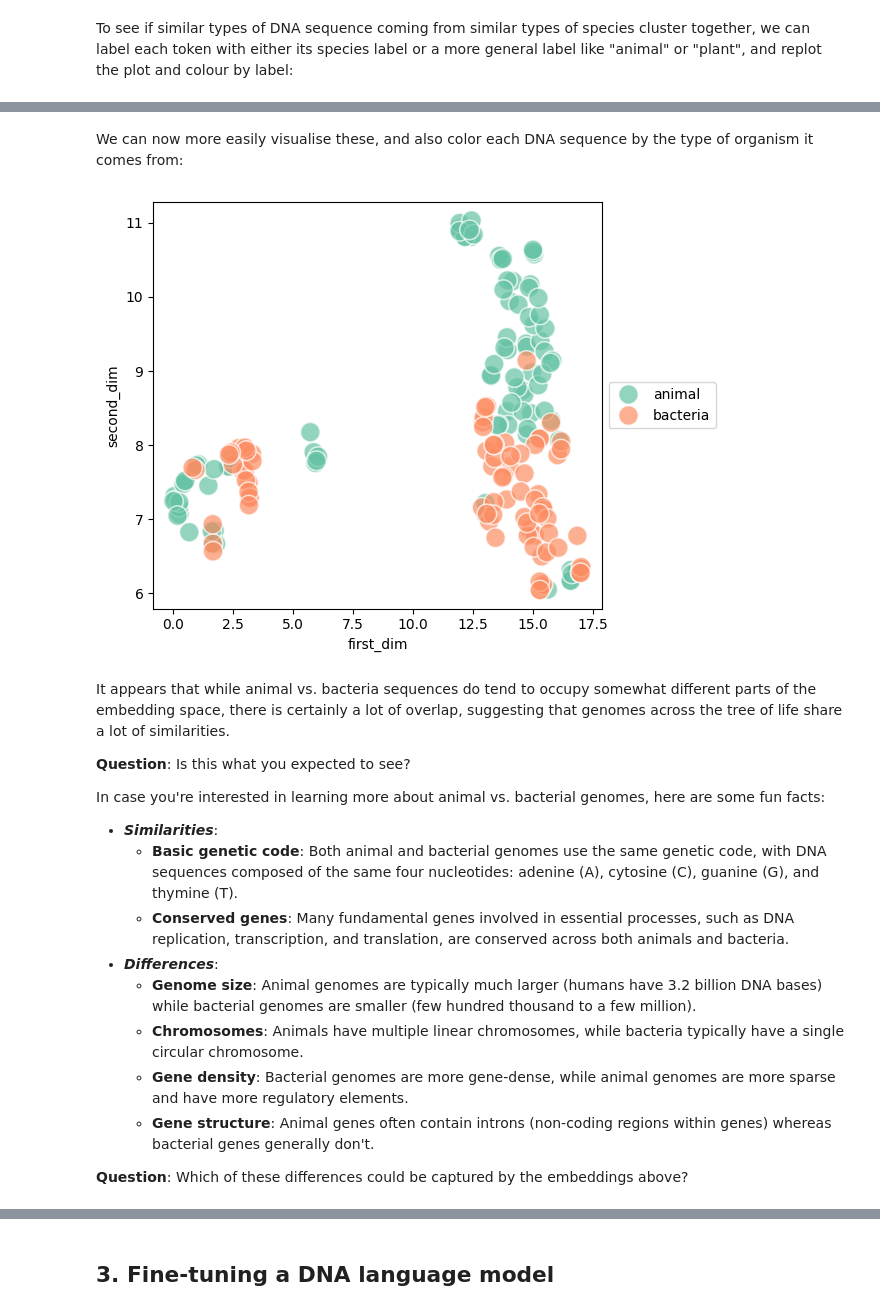
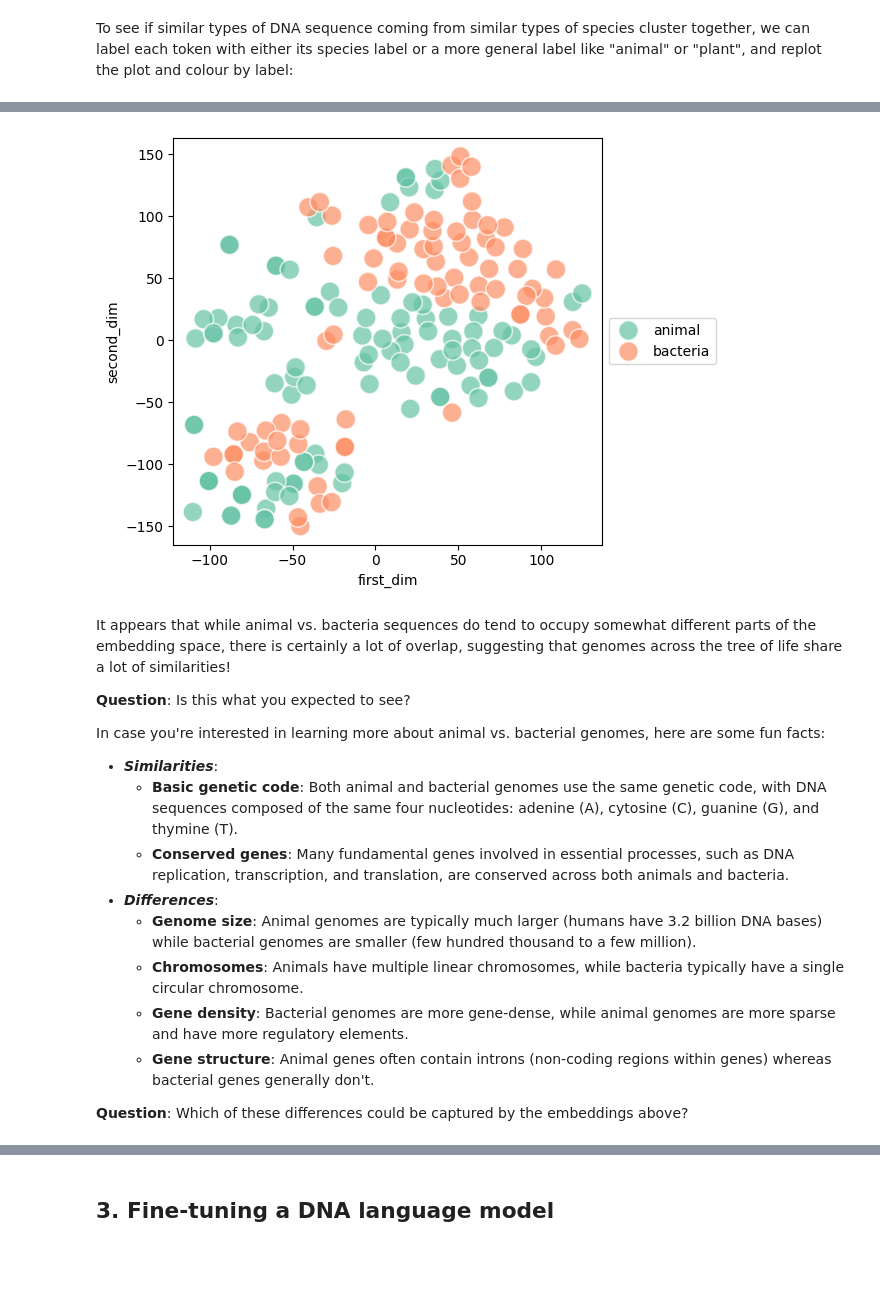
Before and after one commit to deep-learning-indaba/indaba-pracs-2024, a Jupyter notebook: practicals/AI_for_Biology/AI_for_Biology.ipynb, the cells around one changed output, grey strips where cells are left out. Saved outputs shown, nothing was run; the diff lists cells and outputs as text; code cells hidden in the pictures; blank space fills up the shorter version.

```diff
--- a/practicals/AI_for_Biology/AI_for_Biology.ipynb
+++ b/practicals/AI_for_Biology/AI_for_Biology.ipynb
@@ -363,18 +360,19 @@ print(len(organisms))
 We can use the `Entrez` Python library to do a database search for a random DNA string for a given organism:
 # %%
 organism = 'Homo sapiens'
+gene = 'BRCA1'  # Example gene name.
 
 Entrez.email = "your.email@example.com"  # Required. Can be a placeholder.
 
 # Search for DNA records for the organism.
-handle = Entrez.esearch(
-      db='nucleotide', term=f'{organism}[Organism]', retmax=10)
+query = f'({gene}[Gene Name]) AND {organism}[Organism] AND "RefSeq"[filter]'
+handle = Entrez.esearch(db='nucleotide', term=query, retmax=10)
 record = Entrez.read(handle)
 handle.close()
 
 # Grab a random record.
 np.random.seed(42)
-random_record_id = random.choice(record['IdList'])
+random_record_id = np.random.choice(record['IdList'])
 
 # Read the DNA.
 handle = Entrez.efetch(
@@ -403,7 +401,8 @@ max_length = tokenizer.model_max_length
 
 token_ids = tokenizer.batch_encode_plus(
   [dna_sequence], return_tensors='pt',
-  padding='max_length', max_length=max_length)['input_ids']
+  padding='max_length', max_length=max_length,
+  truncation=True)['input_ids']
 
 token_ids
 # %% [output]
@@ -547,18 +546,22 @@ MIN_LENGTH = 100
 MAX_LENGTH = 1000
 random.seed(42)
 
+first_organisms = organisms[0:3]
+
 print(f'Fetching {NUM_SEQUENCES} random DNA sequences of min length '
-      f'{MIN_LENGTH} and max length {MAX_LENGTH} for {len(organisms)} '
+      f'{MIN_LENGTH} and max length {MAX_LENGTH} for {len(first_organisms)} '
       'organisms...\n')
 
-dna_sequences = []
+dna_sequences_small = []
 organism_labels = []
 
-for organism in tqdm.tqdm(organisms[0:3], desc='Organisms'):
+for organism in tqdm.tqdm(first_organisms, desc='Organisms'):
   print(organism, flush=True)
   sequences = fetch_random_dna(
       organism, min_length=MIN_LENGTH, max_length=MAX_LENGTH,
       num_sequences=NUM_SEQUENCES)
-  dna_sequences += sequences
+  dna_sequences_small += sequences
   organism_labels += [organism] * len(sequences)
+
+dna_sequences_small = pd.DataFrame({'sequence': dna_sequences_small, 'organism': organism_labels})
 # %% [output]
@@ -656,0 +660,9 @@ It would be great to visualise these. But since humans can't really visualise th
+# %%
+tsne = TSNE(n_components=2, learning_rate='auto', random_state=0)
+embeddings_tsne = tsne.fit_transform(embeddings)
+
+embeddings_tsne_df = pd.DataFrame(
+    embeddings_tsne, columns=['first_dim', 'second_dim'])
+
+embeddings_tsne_df['organism'] = dna_sequences['organism']
+embeddings_tsne_df
@@ -686,33 +685,31 @@ embeddings_umap_df
-# %% [markdown]
-We can now more easily visualise these, and also color each DNA sequence by the type of organism it comes from:
 # %%
 labels = {
     'Homo sapiens': 'animal',
     'Pan paniscus': 'animal',
     'Pan troglodytes': 'animal',
     'Tursiops truncatus': 'animal',
     'Hydrochoerus hydrochaeris': 'animal',
     'Escherichia coli': 'bacteria',
     'Pseudomonas aeruginosa': 'bacteria',
     'Lactobacillus acidophilus': 'bacteria',
     'Salmonella enterica': 'bacteria',
     }
 
-embeddings_umap_df['label'] = embeddings_umap_df['organism'].map(labels)
+embeddings_tsne_df['label'] = embeddings_tsne_df['organism'].map(labels)
 
-ax = sns.scatterplot(data=embeddings_umap_df,
+ax = sns.scatterplot(data=embeddings_tsne_df,
                 x='first_dim',
                 y='second_dim',
                 hue='label', color=None,
                 s=200, alpha=0.7, palette='Set2')
 
 plt.legend(loc='center left', bbox_to_anchor=(1, 0.5))
 
 plt.tight_layout()
 # %% [output]
-[figure, old version]
+[figure, new version]
 # %% [markdown]
-It appears that while animal vs. bacteria sequences do tend to occupy somewhat different parts of the embedding space, there is certainly a lot of overlap, suggesting that genomes across the tree of life share a lot of similarities.
+It appears that while animal vs. bacteria sequences do tend to occupy somewhat different parts of the embedding space, there is certainly a lot of overlap, suggesting that genomes across the tree of life share a lot of similarities!
 
 **Question**: Is this what you expected to see?
 
```
Also changed, not shown: parts of 33 cells of this notebook.
